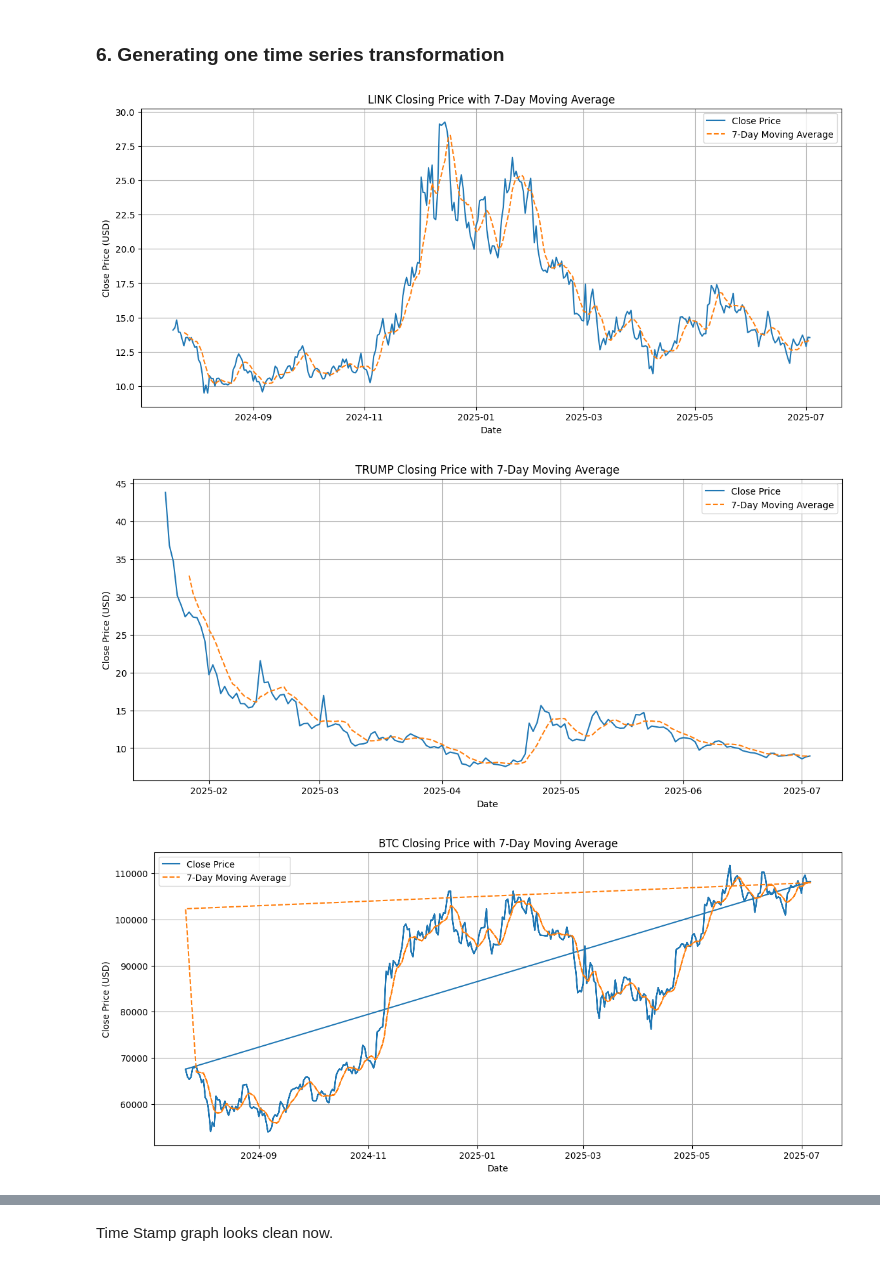
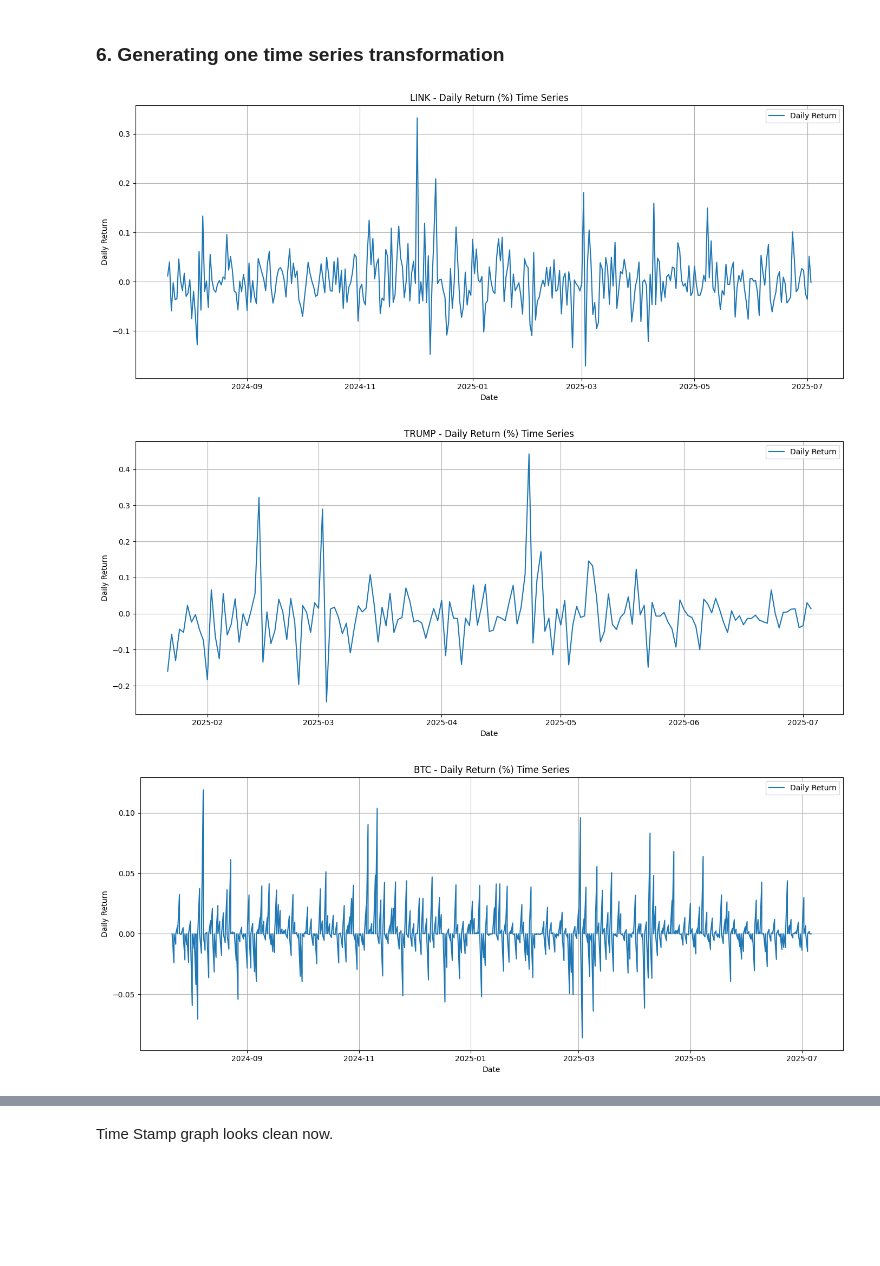
Before and after one commit to Eris-Leksi/-TRUMP-sentiment-analysis, a Jupyter notebook: script.ipynb, the cells around one changed output, grey strips where cells are left out. Drawn from its saved outputs; the diff is of its cells as text; code cells hidden in the pictures; blank space fills up the shorter version.

```diff
--- a/script.ipynb
+++ b/script.ipynb
@@ -444,26 +444,22 @@ There is a significant difference in the mean daily returns between high-volatil
 # %% [markdown]
 ### 6. Generating one time series transformation
 # %%
-# Create a dictionary to store transformed DataFrames
-ma_data = {}
-
 for coin in merged_data['coin_type'].unique():
     df = merged_data[merged_data['coin_type'] == coin].copy()
-    df['MA_7'] = df['close'].rolling(window=7).mean()
-    ma_data[coin] = df
+    df = df.sort_values('timestamp').reset_index(drop=True)
+    df['daily_return'] = df['close'].pct_change()
 
-    # Plot Close Price + 7-Day Moving Average
     plt.figure(figsize=(14,6))
-    plt.plot(df['timestamp'], df['close'], label='Close Price')
-    plt.plot(df['timestamp'], df['MA_7'], label='7-Day Moving Average', linestyle='--')
-    plt.title(f'{coin} Closing Price with 7-Day Moving Average')
+    plt.plot(df['timestamp'], df['daily_return'], label='Daily Return')
+    plt.title(f'{coin} - Daily Return (%) Time Series')
     plt.xlabel('Date')
-    plt.ylabel('Close Price (USD)')
+    plt.ylabel('Daily Return')
+    plt.grid(True)
+    plt.tight_layout()
     plt.legend()
-    plt.grid(True)
     plt.show()
 # %% [output]
-[figure, old version]
+[figure, new version]
-[figure, old version]
+[figure, new version]
-[figure, old version]
+[figure, new version]
 # %% [markdown]
```
Also changed, not shown: parts of 7 cells of this notebook.
